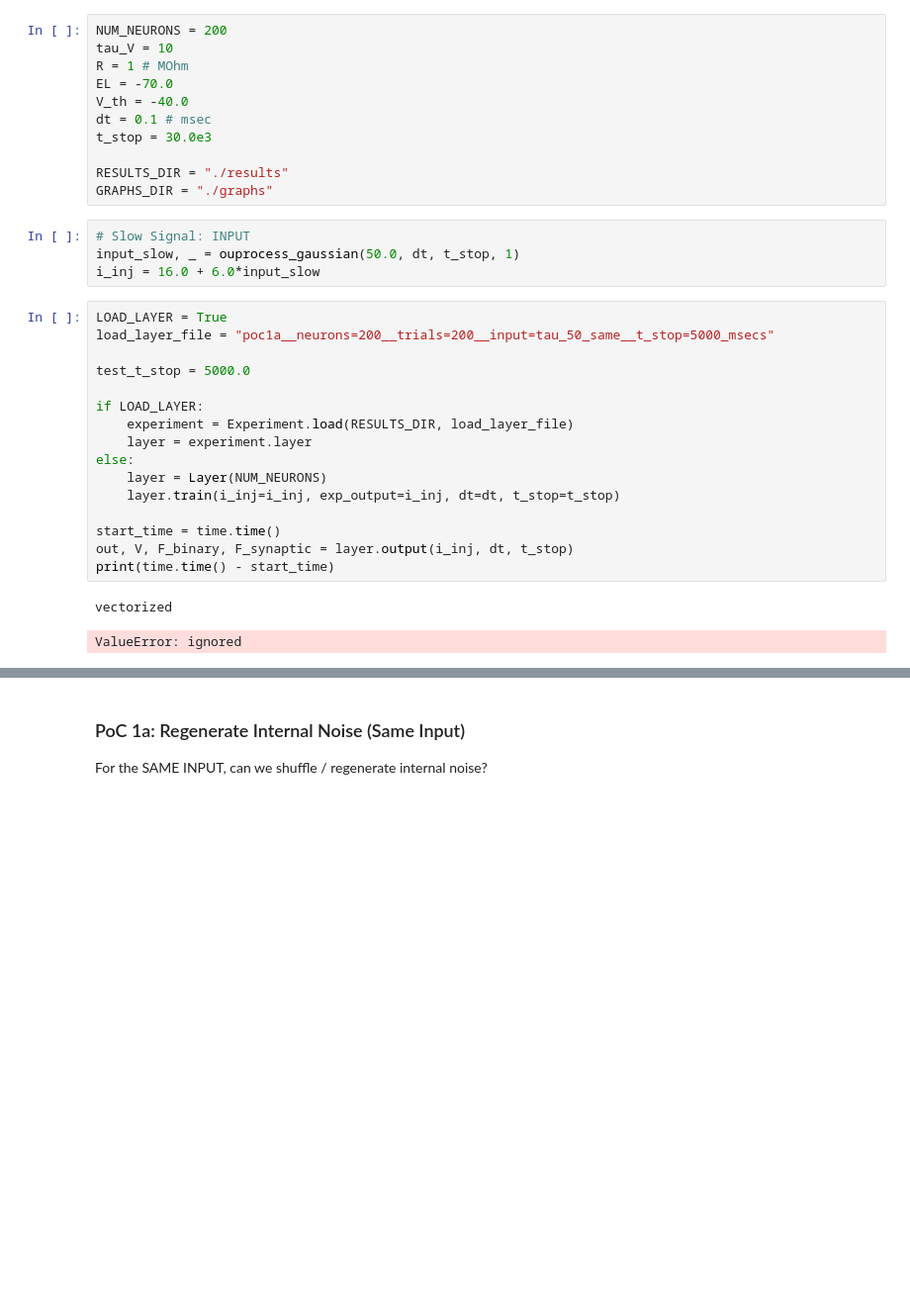
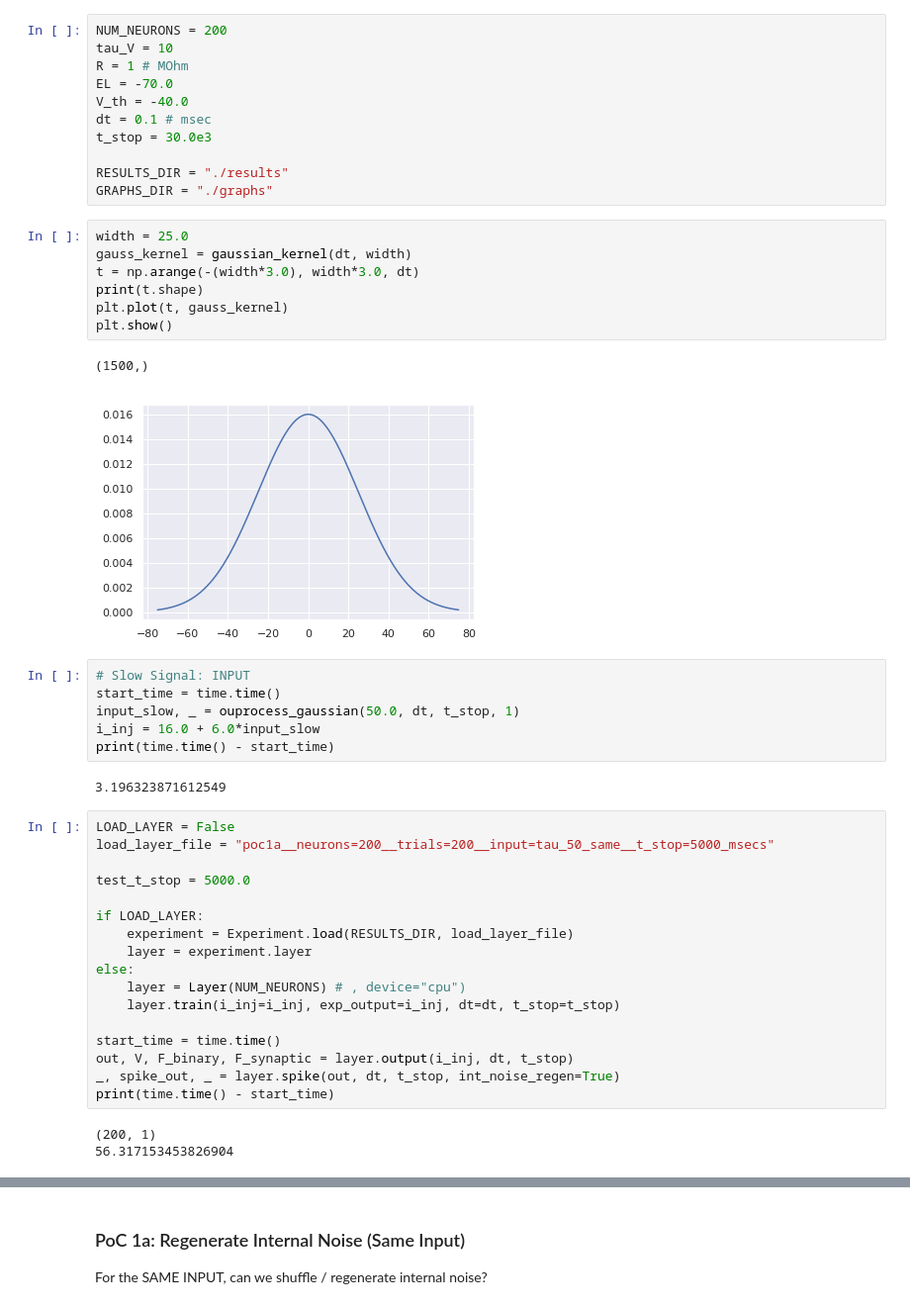
Before and after one commit to nsbspl/async-spike-propagation, a Jupyter notebook: main.ipynb, the cells around one changed output, grey strips where cells are left out. Shown at 99% size. Drawn from its saved outputs; the diff is of its cells as text; blank space fills up the shorter version.

```diff
--- a/main.ipynb
+++ b/main.ipynb
@@ -39,12 +43,26 @@ t_stop = 30.0e3
 
 RESULTS_DIR = "./results"
 GRAPHS_DIR = "./graphs"
+# %%
+width = 25.0
+gauss_kernel = gaussian_kernel(dt, width)
+t = np.arange(-(width*3.0), width*3.0, dt)
+print(t.shape)
+plt.plot(t, gauss_kernel)
+plt.show()
+# %% [output]
+(1500,)
+[figure, added]
 # %%
 # Slow Signal: INPUT
+start_time = time.time()
 input_slow, _ = ouprocess_gaussian(50.0, dt, t_stop, 1)
 i_inj = 16.0 + 6.0*input_slow
+print(time.time() - start_time)
+# %% [output]
+3.196323871612549
 # %%
-LOAD_LAYER = True
+LOAD_LAYER = False
 load_layer_file = "poc1a__neurons=200__trials=200__input=tau_50_same__t_stop=5000_msecs"
 
 test_t_stop = 5000.0
@@ -53,12 +71,13 @@ if LOAD_LAYER:
     experiment = Experiment.load(RESULTS_DIR, load_layer_file)
     layer = experiment.layer
 else:
-    layer = Layer(NUM_NEURONS)
+    layer = Layer(NUM_NEURONS) # , device="cpu")
     layer.train(i_inj=i_inj, exp_output=i_inj, dt=dt, t_stop=t_stop)
 
 start_time = time.time()
 out, V, F_binary, F_synaptic = layer.output(i_inj, dt, t_stop)
+_, spike_out, _ = layer.spike(out, dt, t_stop, int_noise_regen=True)
 print(time.time() - start_time)
 # %% [output]
-vectorized
+(200, 1)
+56.317153453826904
-ValueError: ignored
```
Also changed, not shown: parts of 26 cells of this notebook, 2 other files.
